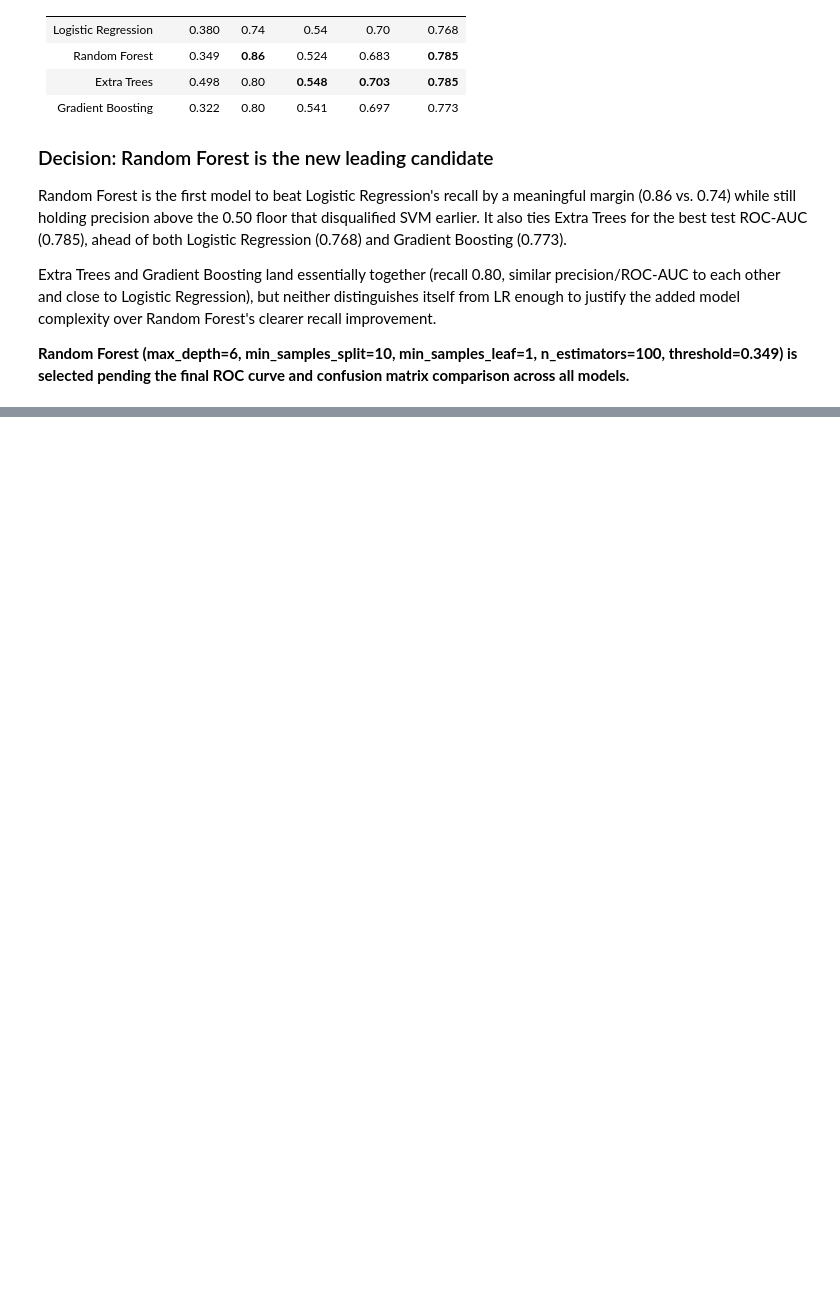
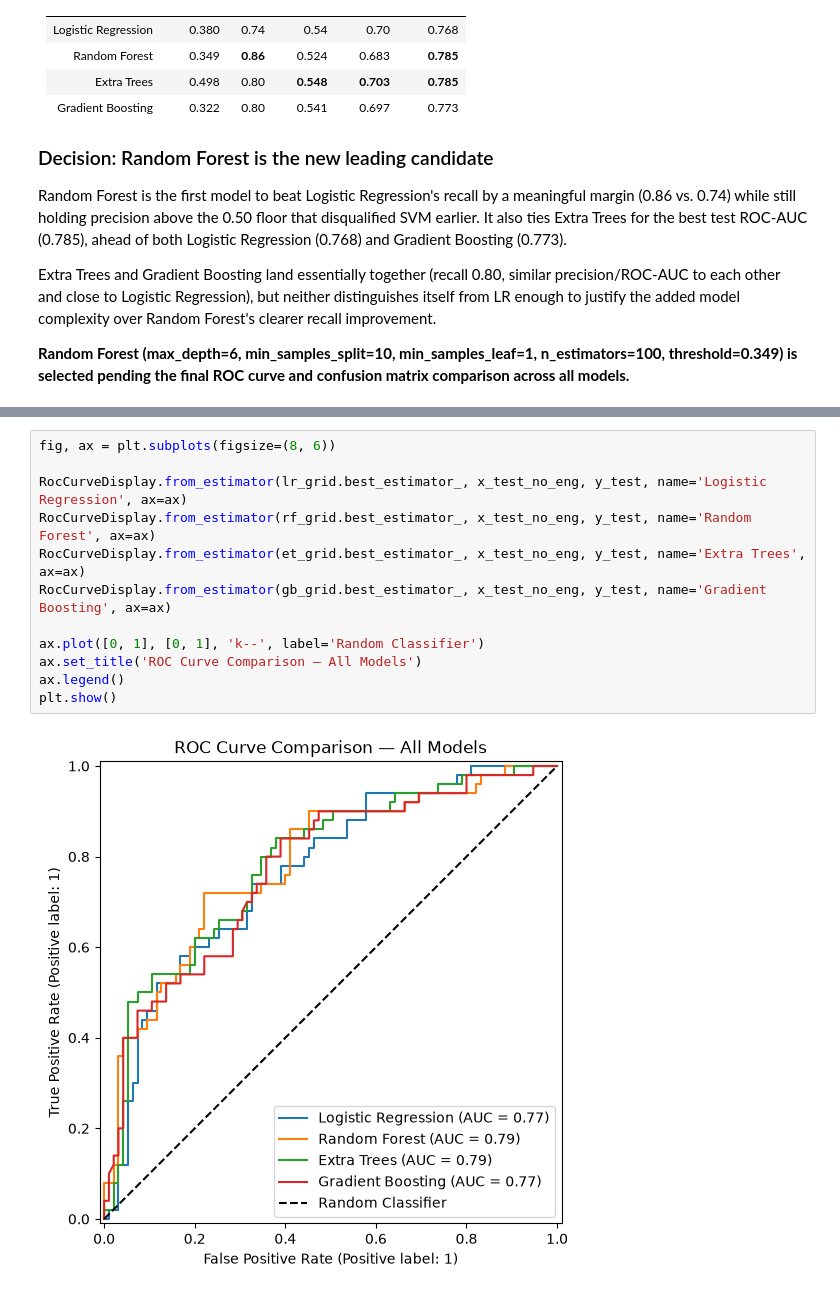
Before and after one commit to sachinadk2011/diabetes-classification-model, a Jupyter notebook: notebook/diabetes.ipynb, the cells around one changed output, grey strips where cells are left out. Drawn from its saved outputs; the diff is of its cells as text; blank space fills up the shorter version.

```diff
--- a/diabetes.ipynb
+++ b/notebook/diabetes.ipynb
@@ -1817,0 +1881,14 @@ ROC-AUC: 0.773
+# %%
+fig, ax = plt.subplots(figsize=(8, 6))
+
+RocCurveDisplay.from_estimator(lr_grid.best_estimator_, x_test_no_eng, y_test, name='Logistic Regression', ax=ax)
+RocCurveDisplay.from_estimator(rf_grid.best_estimator_, x_test_no_eng, y_test, name='Random Forest', ax=ax)
+RocCurveDisplay.from_estimator(et_grid.best_estimator_, x_test_no_eng, y_test, name='Extra Trees', ax=ax)
+RocCurveDisplay.from_estimator(gb_grid.best_estimator_, x_test_no_eng, y_test, name='Gradient Boosting', ax=ax)
+
+ax.plot([0, 1], [0, 1], 'k--', label='Random Classifier')
+ax.set_title('ROC Curve Comparison — All Models')
+ax.legend()
+plt.show()
+# %% [output]
+[figure, added]
```
Also changed, not shown: parts of 8 cells of this notebook, 10 other files.
